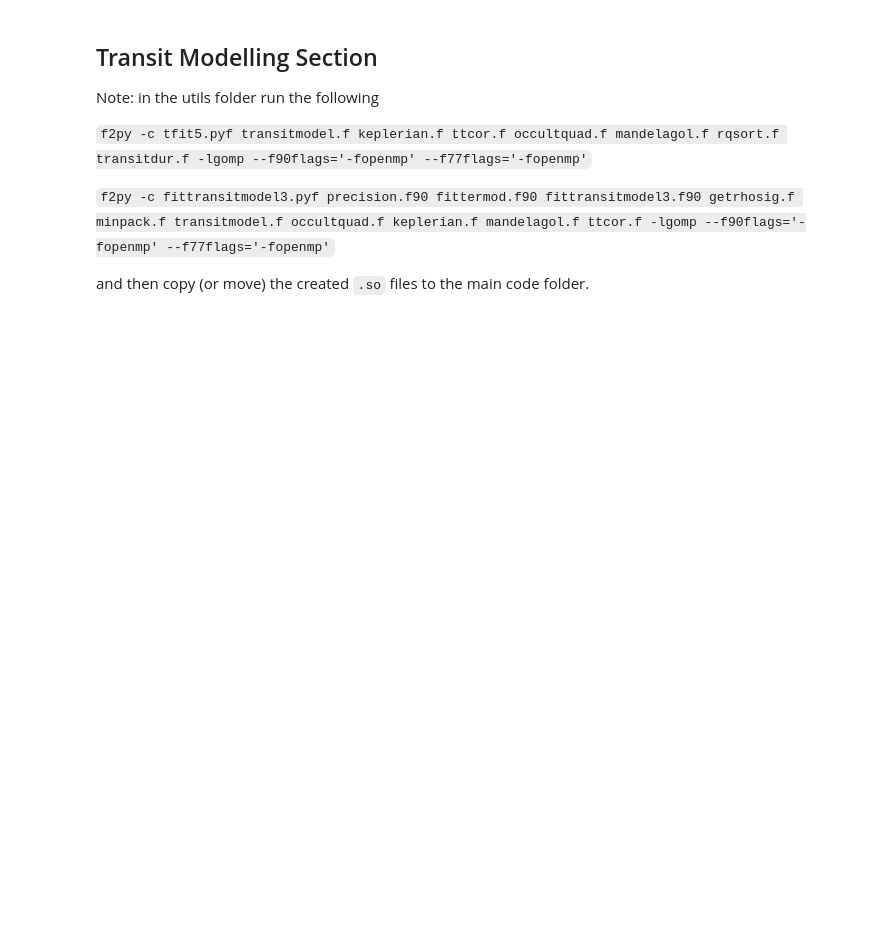
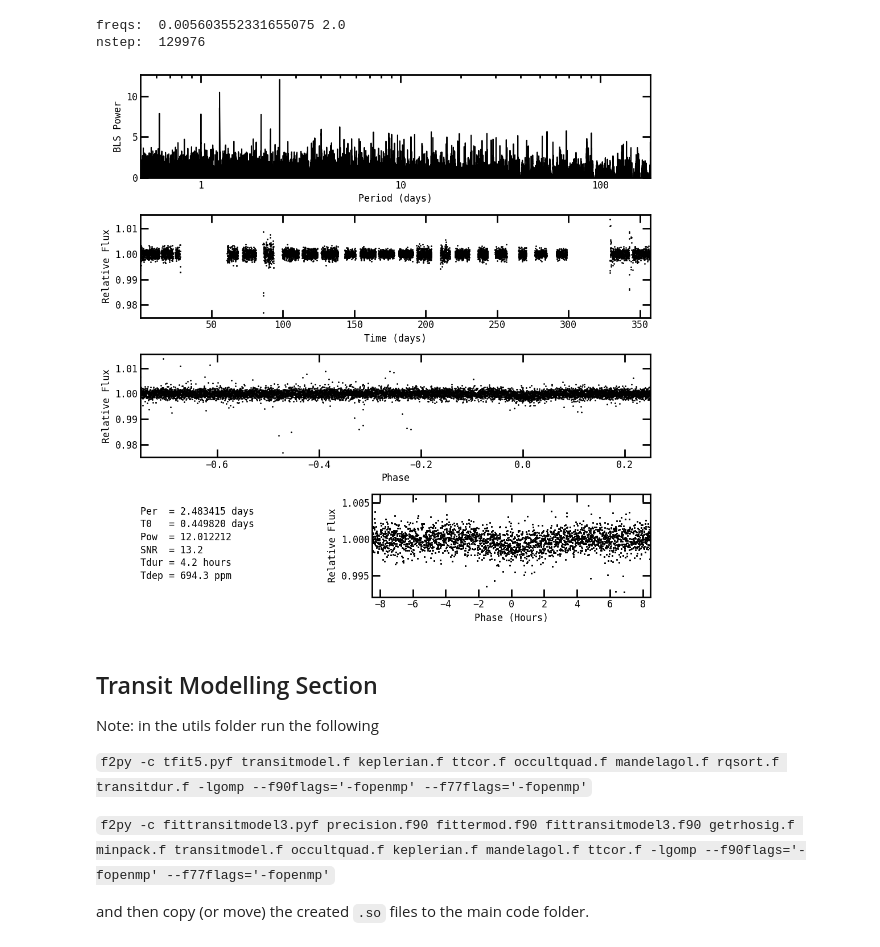
Before and after one commit to royalexis/bls_cuda, a Jupyter notebook: bls_cpu.ipynb, the cells around one changed output. Saved outputs shown, nothing was run; the diff lists cells and outputs as text; code cells hidden in the pictures; blank space fills up the shorter version.

```diff
--- a/bls_cpu.ipynb
+++ b/bls_cpu.ipynb
@@ -48,7 +50,12 @@ gbls_inputs.plots = 1  #default is 1
 # tpy5.run_cutoutliers(phot, tpy5_inputs)
 # %%
 # If you used data processing, use phot.flux_f
-#gbls_ans = gbls.bls(gbls_inputs, phot.time[phot.icut == 0], phot.flux[phot.icut == 0])
+# importlib.reload(gbls)
+gbls_ans = gbls.bls(gbls_inputs, phot.time[phot.icut == 0], phot.flux[phot.icut == 0])
+# %% [output]
+freqs:  0.005603552331655075 2.0
+nstep:  129976
+[figure, added]
 # %% [markdown]
 ## Transit Modelling Section
 
```
Also changed, not shown: parts of 17 cells of this notebook.
